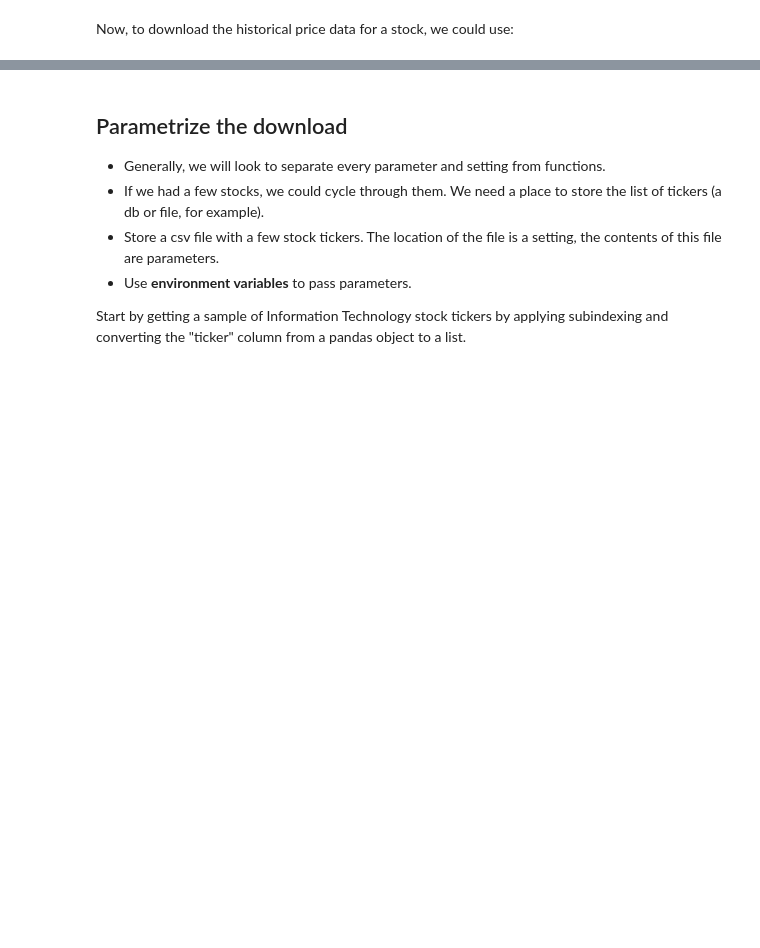
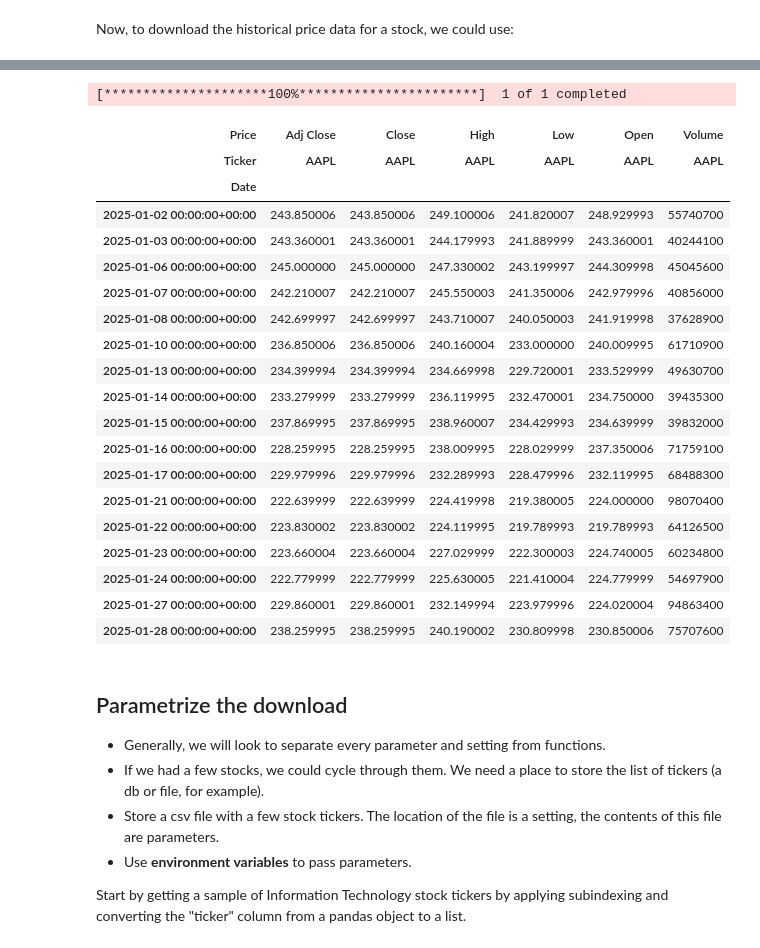
Before and after one commit to jcpeinado/production, a Jupyter notebook: 01_materials/labs/02_data_engineering.ipynb, the cells around one changed output, grey strips where cells are left out. Saved outputs shown, nothing was run; the diff lists cells and outputs as text; code cells hidden in the pictures; blank space fills up the shorter version.

```diff
--- a/01_materials/labs/02_data_engineering.ipynb
+++ b/01_materials/labs/02_data_engineering.ipynb
@@ -84,6 +84,30 @@ px
 | 2024-01-30 00:00:00+00:00 | 187.123260 | 188.039993 | 191.800003 | 187.470001 | 190.940002 | 55859400 |
 | 2024-01-31 00:00:00+00:00 | 183.501022 | 184.399994 | 187.100006 | 184.350006 | 187.039993 | 55467800 |
 2558 rows × 6 columns
+# %%
+yf.download('AAPL', start = '2025-01-01', end = '2025-01-29')
+# %% [output]
+[*********************100%***********************]  1 of 1 completed
+| Price | Adj Close | Close | High | Low | Open | Volume |
+| Ticker | AAPL | AAPL | AAPL | AAPL | AAPL | AAPL |
+| Date |  |  |  |  |  |  |
+| 2025-01-02 00:00:00+00:00 | 243.850006 | 243.850006 | 249.100006 | 241.820007 | 248.929993 | 55740700 |
+| 2025-01-03 00:00:00+00:00 | 243.360001 | 243.360001 | 244.179993 | 241.889999 | 243.360001 | 40244100 |
+| 2025-01-06 00:00:00+00:00 | 245.000000 | 245.000000 | 247.330002 | 243.199997 | 244.309998 | 45045600 |
+| 2025-01-07 00:00:00+00:00 | 242.210007 | 242.210007 | 245.550003 | 241.350006 | 242.979996 | 40856000 |
+| 2025-01-08 00:00:00+00:00 | 242.699997 | 242.699997 | 243.710007 | 240.050003 | 241.919998 | 37628900 |
+| 2025-01-10 00:00:00+00:00 | 236.850006 | 236.850006 | 240.160004 | 233.000000 | 240.009995 | 61710900 |
+| 2025-01-13 00:00:00+00:00 | 234.399994 | 234.399994 | 234.669998 | 229.720001 | 233.529999 | 49630700 |
+| 2025-01-14 00:00:00+00:00 | 233.279999 | 233.279999 | 236.119995 | 232.470001 | 234.750000 | 39435300 |
+| 2025-01-15 00:00:00+00:00 | 237.869995 | 237.869995 | 238.960007 | 234.429993 | 234.639999 | 39832000 |
+| 2025-01-16 00:00:00+00:00 | 228.259995 | 228.259995 | 238.009995 | 228.029999 | 237.350006 | 71759100 |
+| 2025-01-17 00:00:00+00:00 | 229.979996 | 229.979996 | 232.289993 | 228.479996 | 232.119995 | 68488300 |
+| 2025-01-21 00:00:00+00:00 | 222.639999 | 222.639999 | 224.419998 | 219.380005 | 224.000000 | 98070400 |
+| 2025-01-22 00:00:00+00:00 | 223.830002 | 223.830002 | 224.119995 | 219.789993 | 219.789993 | 64126500 |
+| 2025-01-23 00:00:00+00:00 | 223.660004 | 223.660004 | 227.029999 | 222.300003 | 224.740005 | 60234800 |
+| 2025-01-24 00:00:00+00:00 | 222.779999 | 222.779999 | 225.630005 | 221.410004 | 224.779999 | 54697900 |
+| 2025-01-27 00:00:00+00:00 | 229.860001 | 229.860001 | 232.149994 | 223.979996 | 224.020004 | 94863400 |
+| 2025-01-28 00:00:00+00:00 | 238.259995 | 238.259995 | 240.190002 | 230.809998 | 230.850006 | 75707600 |
 # %% [markdown]
 ## Parametrize the download
 
```
Also changed, not shown: parts of 8 cells of this notebook.
